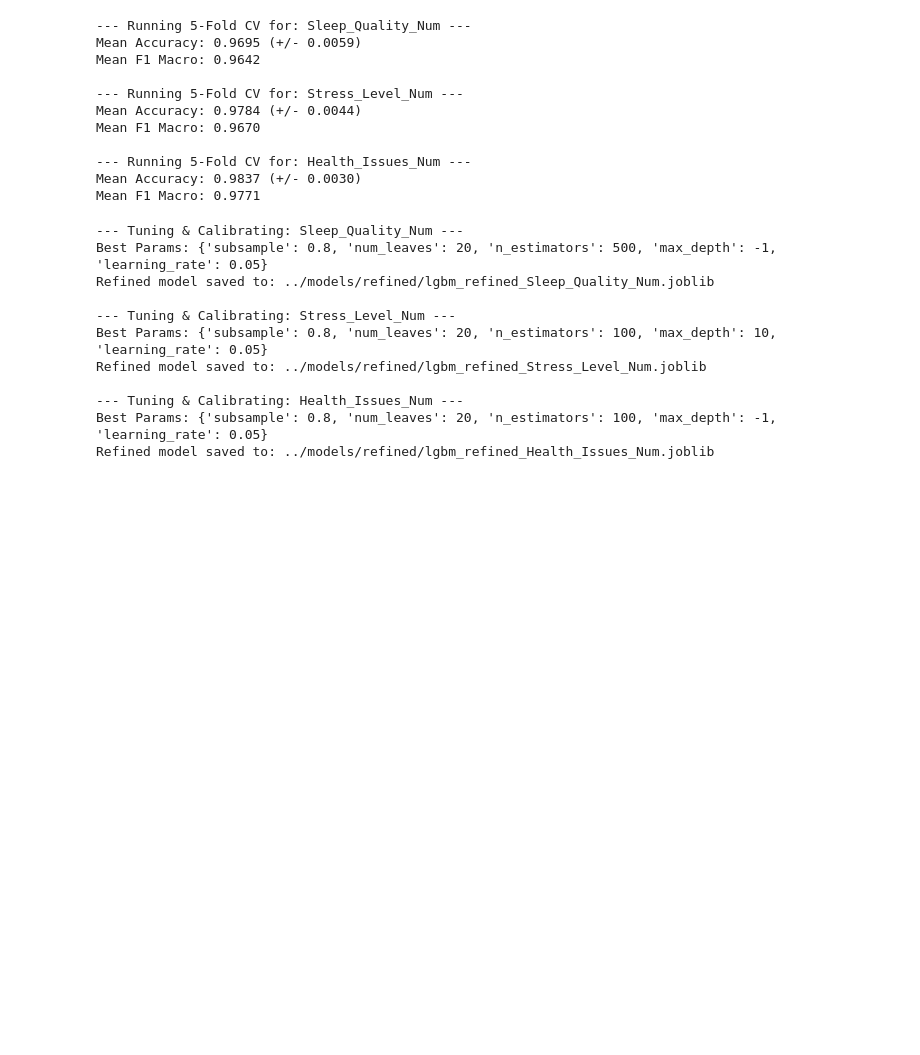
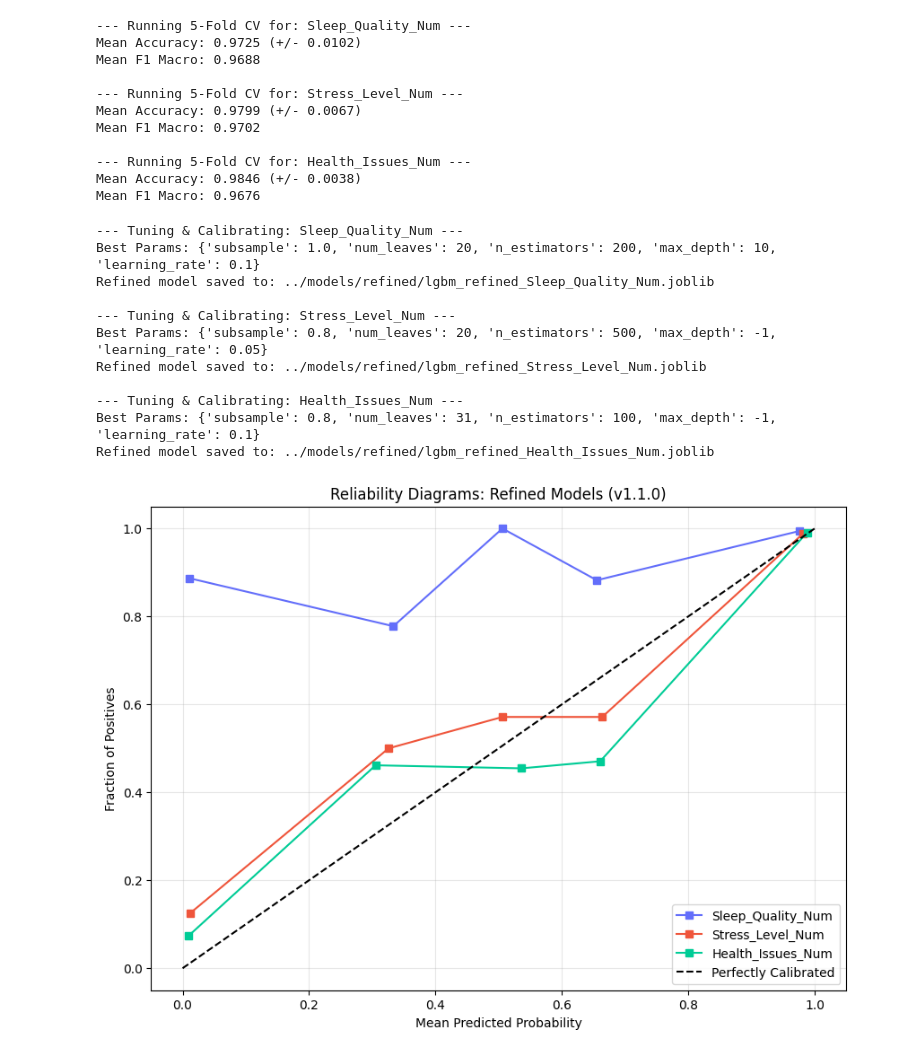
Before and after one commit to mehalyna/DS-Research-NS, a Jupyter notebook: analysis/05_model_refining.ipynb, the cells around one changed output. Cells and saved outputs as stored; diff of their text form; code cells hidden in the pictures; blank space fills up the shorter version.

```diff
--- a/analysis/05_model_refining.ipynb
+++ b/analysis/05_model_refining.ipynb
@@ -19,6 +20,8 @@ targets = ['Sleep_Quality_Num', 'Stress_Level_Num', 'Health_Issues_Num']
 # Drop targets to get features
 X = full_data.drop(columns=targets + ['Cluster', 'UMAP1', 'UMAP2'], errors='ignore')
 Y = full_data[targets]
+# %%
+X_train, X_test, y_train, y_test = train_test_split(X, Y, test_size=0.2, random_state=42)
 # %%
 preprocessor = joblib.load('../models/preprocessor.joblib')
 # %%
@@ -46,19 +49,19 @@ def run_cross_validation(X_data, y_data, target_name):
 # %%
 cv_summary = {}
 for target in targets:
-    cv_summary[target] = run_cross_validation(X, Y[target], target)
+    cv_summary[target] = run_cross_validation(X_train, y_train[target], target)
 # %% [output]
 --- Running 5-Fold CV for: Sleep_Quality_Num ---
-Mean Accuracy: 0.9695 (+/- 0.0059)
-Mean F1 Macro: 0.9642
+Mean Accuracy: 0.9725 (+/- 0.0102)
+Mean F1 Macro: 0.9688
 
 --- Running 5-Fold CV for: Stress_Level_Num ---
-Mean Accuracy: 0.9784 (+/- 0.0044)
-Mean F1 Macro: 0.9670
+Mean Accuracy: 0.9799 (+/- 0.0067)
+Mean F1 Macro: 0.9702
 
 --- Running 5-Fold CV for: Health_Issues_Num ---
-Mean Accuracy: 0.9837 (+/- 0.0030)
-Mean F1 Macro: 0.9771
+Mean Accuracy: 0.9846 (+/- 0.0038)
+Mean F1 Macro: 0.9676
 # %%
 def tune_and_calibrate(X_data, y_data, target_name):
     print(f"\n--- Tuning & Calibrating: {target_name} ---")
@@ -101,16 +104,46 @@ def tune_and_calibrate(X_data, y_data, target_name):
 # %%
 refined_models = {}
 for target in targets:
-    refined_models[target] = tune_and_calibrate(X, Y[target], target)
+    refined_models[target] = tune_and_calibrate(X_train, y_train[target], target)
 # %% [output]
 --- Tuning & Calibrating: Sleep_Quality_Num ---
-Best Params: {'subsample': 0.8, 'num_leaves': 20, 'n_estimators': 500, 'max_depth': -1, 'learning_rate': 0.05}
+Best Params: {'subsample': 1.0, 'num_leaves': 20, 'n_estimators': 200, 'max_depth': 10, 'learning_rate': 0.1}
 Refined model saved to: ../models/refined/lgbm_refined_Sleep_Quality_Num.joblib
 
 --- Tuning & Calibrating: Stress_Level_Num ---
-Best Params: {'subsample': 0.8, 'num_leaves': 20, 'n_estimators': 100, 'max_depth': 10, 'learning_rate': 0.05}
+Best Params: {'subsample': 0.8, 'num_leaves': 20, 'n_estimators': 500, 'max_depth': -1, 'learning_rate': 0.05}
 Refined model saved to: ../models/refined/lgbm_refined_Stress_Level_Num.joblib
 
 --- Tuning & Calibrating: Health_Issues_Num ---
-Best Params: {'subsample': 0.8, 'num_leaves': 20, 'n_estimators': 100, 'max_depth': -1, 'learning_rate': 0.05}
+Best Params: {'subsample': 0.8, 'num_leaves': 31, 'n_estimators': 100, 'max_depth': -1, 'learning_rate': 0.1}
 Refined model saved to: ../models/refined/lgbm_refined_Health_Issues_Num.joblib
+# %%
+def plot_all_calibrations(models_dict, X_data, y_true_df):
+    plt.figure(figsize=(10, 7))
+    X_proc = preprocessor.transform(X_data)
+
+    # Standard colors for professional look
+    colors = ['#636efa', '#ef553b', '#00cc96']
+
+    for (target, model), color in zip(models_dict.items(), colors):
+        # Get probabilities for the positive class
+        # (Assuming binary-like behavior for calibration check)
+        probs = model.predict_proba(X_proc)[:, 1]
+
+        # We simplify the true labels to binary (0 vs >0) for the curve check
+        y_true_binary = (y_true_df[target] > 0).astype(int)
+
+        fop, mpv = calibration_curve(y_true_binary, probs, n_bins=5)
+        plt.plot(mpv, fop, marker='s', label=f'{target}', color=color)
+
+    plt.plot([0, 1], [0, 1], "k--", label="Perfectly Calibrated")
+    plt.title("Reliability Diagrams: Refined Models (v1.1.0)")
+    plt.xlabel("Mean Predicted Probability")
+    plt.ylabel("Fraction of Positives")
+    plt.legend()
+    plt.grid(True, alpha=0.3)
+    plt.show()
+# %%
+plot_all_calibrations(refined_models, X_test, y_test)
+# %% [output]
+[figure, added]
```
Also changed, not shown: parts of 2 cells of this notebook, 3 other files.
